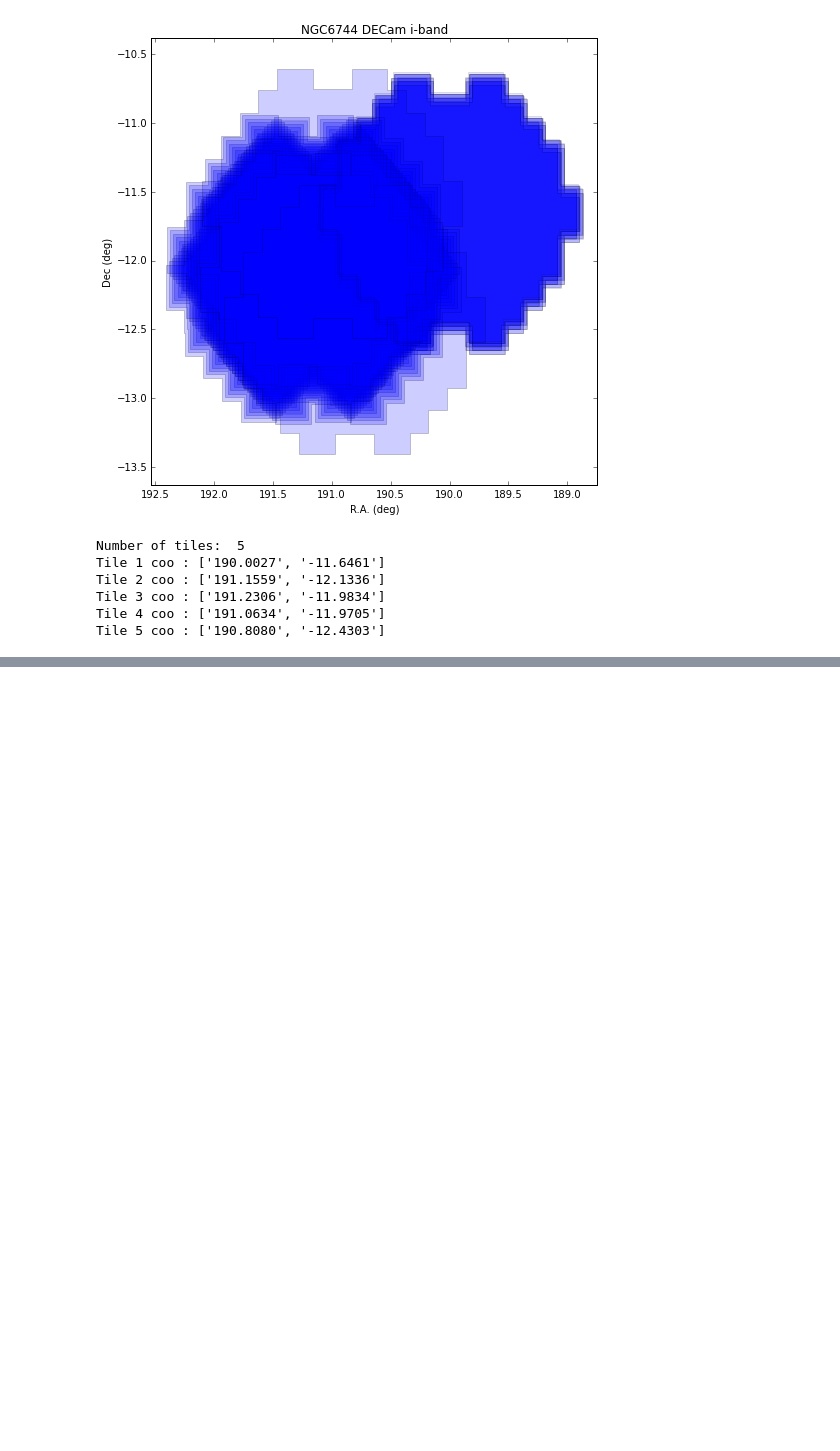
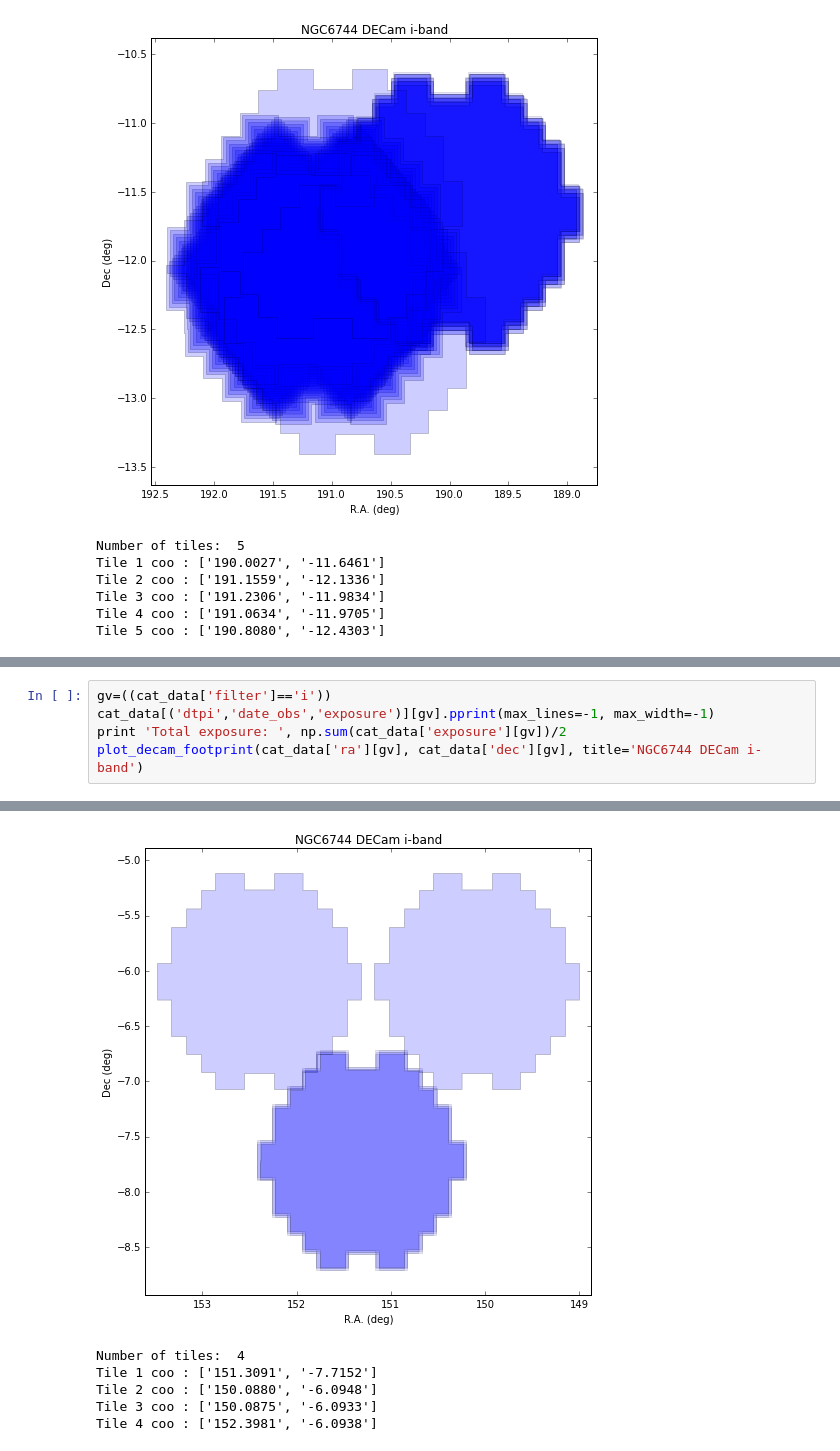
Before and after one commit to rpmunoz/Research, a Jupyter notebook: Galaxy groups/Reading DECam votable and plotting footprint.ipynb, the cells around one changed output, grey strips where cells are left out. Cells and saved outputs as stored; diff of their text form; blank space fills up the shorter version.

```diff
--- a/Galaxy groups/Reading DECam votable and plotting footprint.ipynb
+++ b/Galaxy groups/Reading DECam votable and plotting footprint.ipynb
@@ -206,0 +245,6 @@ Tile 5 coo : ['190.8080', '-12.4303']
+# %%
+gv=((cat_data['filter']=='i'))
+cat_data[('dtpi','date_obs','exposure')][gv].pprint(max_lines=-1, max_width=-1)
+print 'Total exposure: ', np.sum(cat_data['exposure'][gv])/2
+plot_decam_footprint(cat_data['ra'][gv], cat_data['dec'][gv], title='NGC6744 DECam i-band')
+# %% [output]
@@ -206,0 +264,6 @@ Tile 5 coo : ['190.8080', '-12.4303']
+[figure, added]
+Number of tiles:  4
+Tile 1 coo : ['151.3091', '-7.7152']
+Tile 2 coo : ['150.0880', '-6.0948']
+Tile 3 coo : ['150.0875', '-6.0933']
+Tile 4 coo : ['152.3981', '-6.0938']
```
Also changed, not shown: parts of 5 cells of this notebook, 2 other files.
